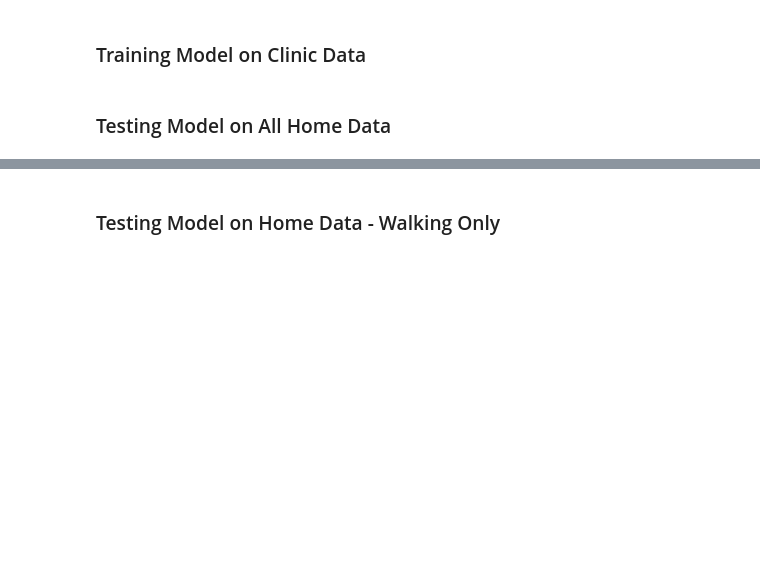
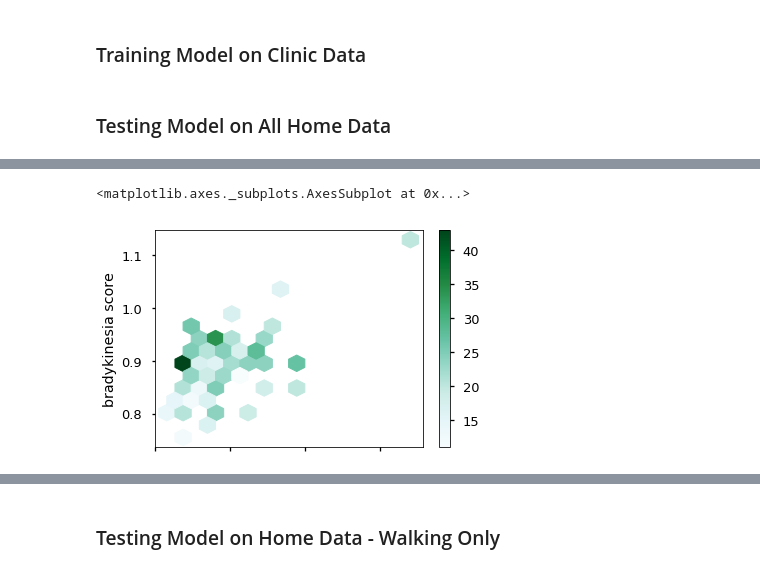
Before and after one commit to nshawen/CIS-PD_Curation, a Jupyter notebook: RandomForestNotebook (1).ipynb, the cells around one changed output, grey strips where cells are left out. Drawn from its saved outputs; the diff is of its cells as text; code cells hidden in the pictures; blank space fills up the shorter version.

```diff
--- a/RandomForestNotebook (1).ipynb
+++ b/RandomForestNotebook (1).ipynb
@@ -569,5 +657,5 @@ def LOSOCV(Data,X,y,groups,models,LOin=0):
 # %%
-# ### RUN TRAINING ALGORITHM ###
-# df = train_and_predict_separate_sets(Xtrain, ytrain_tremor, ytrain_bradykinesia, Xtest_sets, test_set_info, test_set_info_cols)
-# correlations = df.corr(method = 'pearson')
-# correlations.style
+### RUN TRAINING ALGORITHM ###
+df = train_and_predict_separate_sets(Xtrain, ytrain_tremor, ytrain_bradykinesia, Xtest_sets, test_set_info, test_set_info_cols)
+correlations = df.corr(method = 'pearson')
+correlations.style
@@ -574,3 +670,7 @@ def LOSOCV(Data,X,y,groups,models,LOin=0):
 # %%
-# df.plot.hexbin(x = 'tremor score', y = 'bradykinesia score', C = 'MDS score', gridsize = 15, reduce_C_function = np.mean)
+# predicted bradykinesia score vs tremor score where color indicates MDS score
+df.plot.hexbin(x = 'tremor score', y = 'bradykinesia score', C = 'MDS score', gridsize = 15, reduce_C_function = np.mean)
+# %% [output]
+<matplotlib.axes._subplots.AxesSubplot at 0x...>
+[figure, added]
 # %%
```
Also changed, not shown: parts of 65 cells of this notebook.
